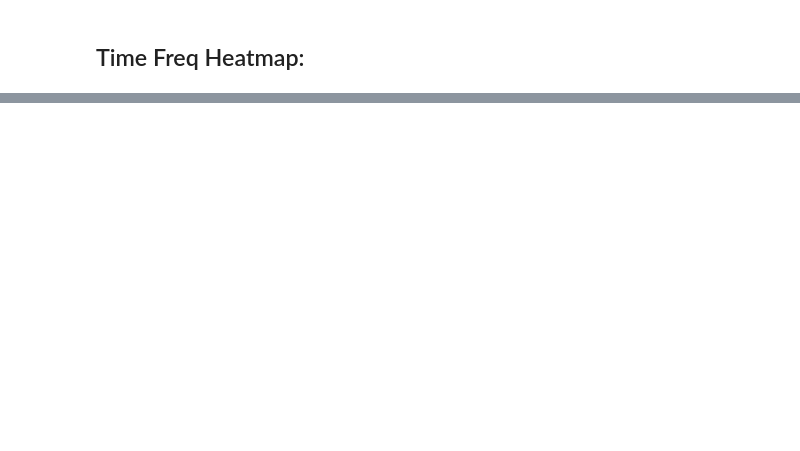
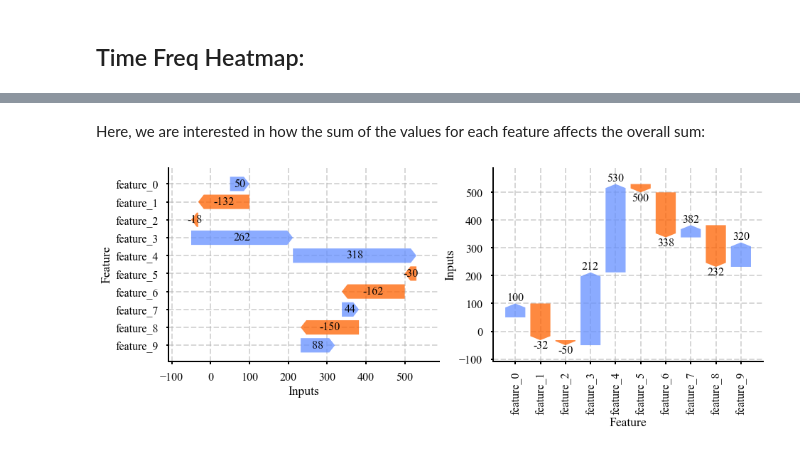
Before and after one commit to alexcapstick/alexs-visualisation-tools, a Jupyter notebook: examples/catplot.ipynb, the cells around one changed output, grey strips where cells are left out. Saved outputs shown, nothing was run; the diff lists cells and outputs as text; code cells hidden in the pictures; blank space fills up the shorter version.

Commit message:
Adding Waterfall Plot

```diff
--- a/examples/catplot.ipynb
+++ b/examples/catplot.ipynb
@@ -77,0 +82,12 @@ ax.figure.savefig('../docs/source/figures/timefreqheatmap.png', bbox_inches='tig
+# %%
+# fake data:
+
+inputs = np.arange(100) * np.random.choice([-1,1], size=100)
+features = [f"feature_{i}" for i in range(10)]*10
+
+data = pd.DataFrame(
+    inputs,
+    index=features,
+    columns=['Inputs']
+).rename_axis('Feature').reset_index()
+data
@@ -77,0 +108,31 @@ ax.figure.savefig('../docs/source/figures/timefreqheatmap.png', bbox_inches='tig
+# %% [markdown]
+Here, we are interested in how the sum of the values for each feature affects the overall sum:
+# %%
+with avt.paper_theme():
+    fig, axes = plt.subplots(1,2,figsize=(15,5))
+
+    avt.waterfallplot(
+        data=data,
+        x="Inputs",
+        y="Feature",
+        horizontal=True,
+        ax=axes[0],
+        bar_label_kwargs={'fmt': '%g'},
+    )
+
+    axes[1] = avt.waterfallplot(
+        data=data,
+        x="Feature",
+        y="Inputs",
+        horizontal=False,
+        ax=axes[1],
+        bar_label_kwargs={'fmt': '%g', 'label_type': 'edge'},
+    )
+    axes[1].tick_params('x', rotation=90)
+
+
+# saving graph
+fig.savefig('./figures/waterfallplot.png', bbox_inches='tight', dpi=300)
+fig.savefig('../docs/source/figures/waterfallplot.png', bbox_inches='tight', dpi=300)
+# %% [output]
+[figure, added]
```
Also changed, not shown: parts of 6 cells of this notebook, 9 other files.
